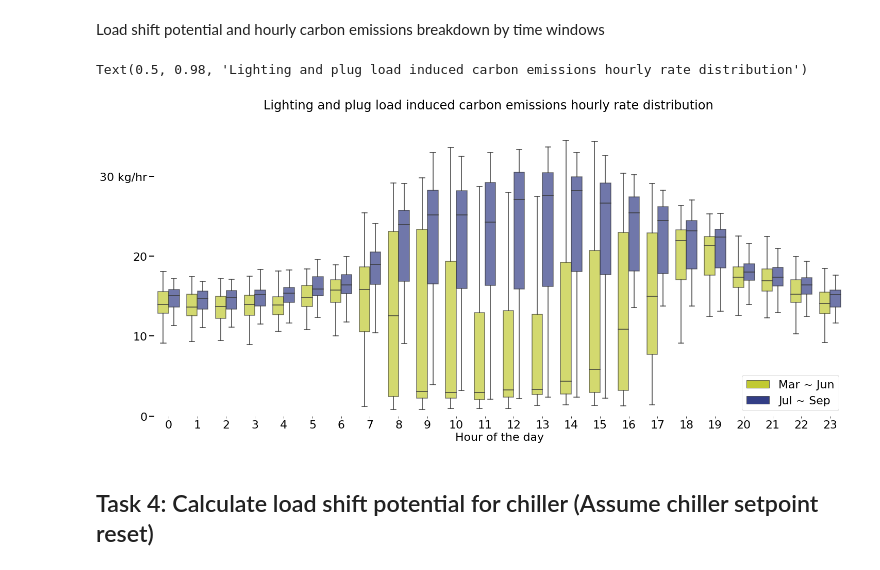
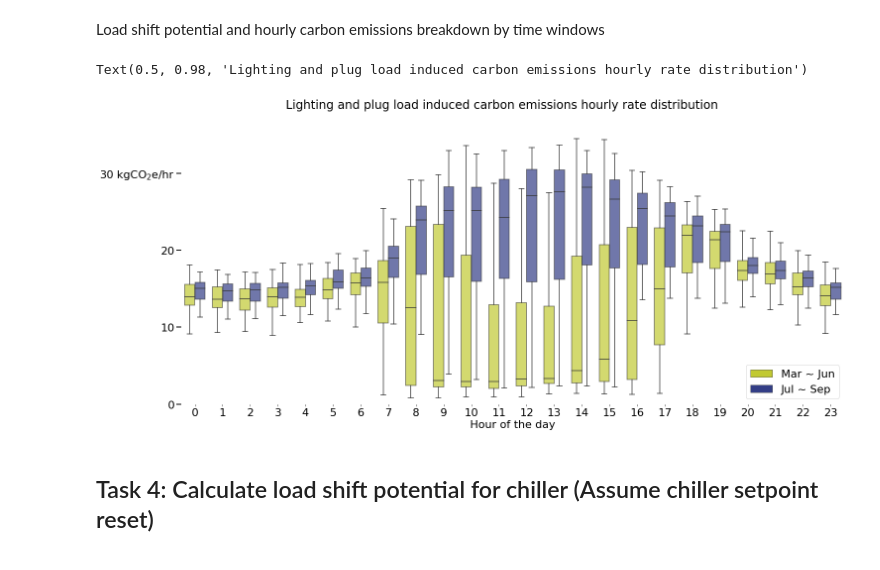
Before and after one commit to ZAY630/ls_sdh, a Jupyter notebook: analysis.ipynb, the cells around one changed output. Saved outputs shown, nothing was run; the diff lists cells and outputs as text; code cells hidden in the pictures.

```diff
--- a/analysis.ipynb
+++ b/analysis.ipynb
@@ -488,25 +504,34 @@ Load shift potential and hourly carbon emissions breakdown by time windows
 # %%
 df_hourly_emissions = df_hourly[(df_hourly['datetime'].dt.month >= 3) & (df_hourly['datetime'].dt.month <= 9)]
 df_hourly_emissions = df_hourly_emissions[columns + ['datetime']]
 df_hourly_emissions.reset_index(inplace=True)
 
 # Time window: March ~ June; July ~ September
 df_hourly_emissions['Month'] = 1
 for i in range(len(df_hourly_emissions)):
     if (df_hourly_emissions['datetime'].dt.month[i] >= 7) & (df_hourly_emissions['datetime'].dt.month[i] <= 9):
         df_hourly_emissions.loc[i, 'Month'] = 'Jul ~ Sep'
     else:
         df_hourly_emissions.loc[i, 'Month'] = 'Mar ~ Jun'
 
 # Ensure Datetime is the index
 df_hourly_emissions['hour'] = df_hourly_emissions['datetime'].dt.hour
 
 fig, ax = plt.subplots(figsize=(24, 10))
-utils_plot.create_box_plot(df_hourly_emissions, columns, ' kg/hr', axe=ax, annotation=False, plot_title="", hide_xticks=False, xlabel='Hour of the day', yrange=[0, 35, 10], type='Month')
+utils_plot.create_box_plot(df=df_hourly_emissions,
+                           columns=columns,
+                           unit=' kgCO$_2$e/hr',
+                           axe=ax,
+                           annotation=False,
+                           plot_title="",
+                           hide_xticks=False,
+                           xlabel='Hour of the day',
+                           yrange=[0, 35, 10],
+                           type='Month')
 fig.suptitle('Lighting and plug load induced carbon emissions hourly rate distribution', fontsize=24)
 # %% [output]
 Text(0.5, 0.98, 'Lighting and plug load induced carbon emissions hourly rate distribution')
-[figure, old version]
+[figure, new version]
 # %% [markdown]
 ## Task 4: Calculate load shift potential for chiller (Assume chiller setpoint reset)
 # %%
```
Also changed, not shown: parts of 13 cells of this notebook, 1 other file.
